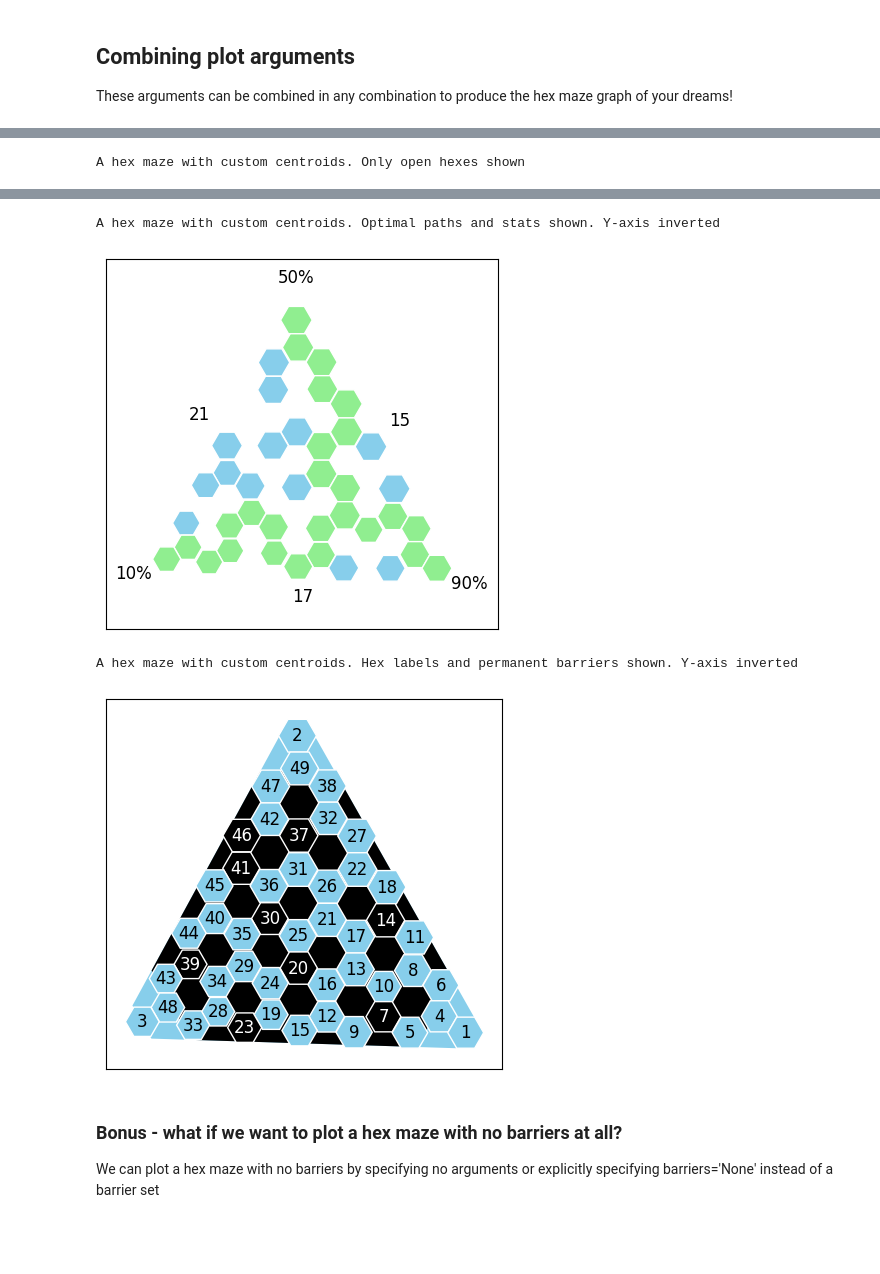
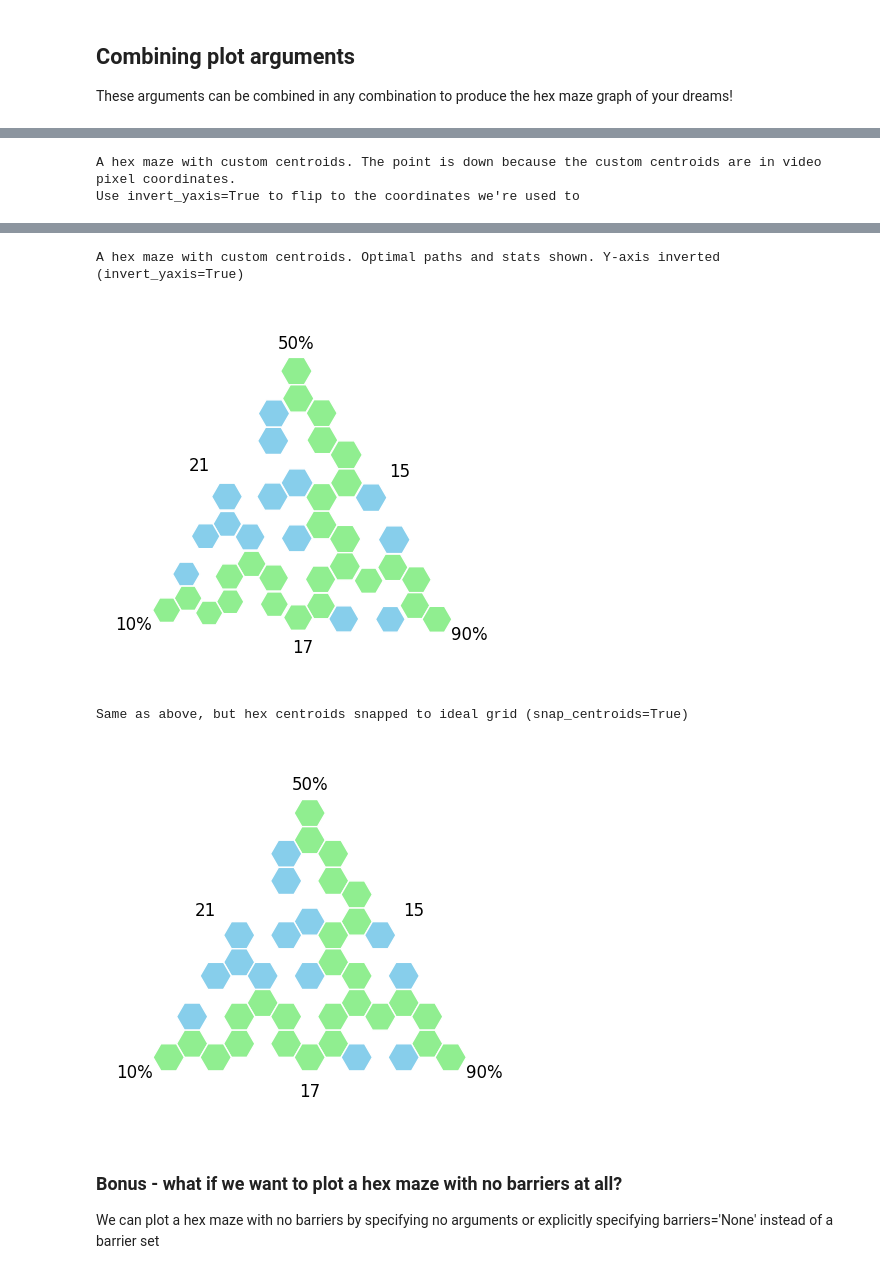
Before and after one commit to calderast/Hex-maze, a Jupyter notebook: Tutorials/11_Plotting_Hex_Mazes.ipynb, the cells around one changed output, grey strips where cells are left out. Drawn from its saved outputs; the diff is of its cells as text; code cells hidden in the pictures; blank space fills up the shorter version.

```diff
--- a/Tutorials/11_Plotting_Hex_Mazes.ipynb
+++ b/Tutorials/11_Plotting_Hex_Mazes.ipynb
@@ -394,16 +396,20 @@ centroids_dict = centroids_df.set_index('hex')[['x', 'y']].apply(tuple, axis=1).
 example_maze = {37, 7, 39, 41, 14, 46, 20, 23, 30}
 
 # Plot the hex maze with no barriers and no labels
-print("A hex maze with custom centroids. Only open hexes shown")
+print("A hex maze with custom centroids. The point is down because the custom centroids are in video pixel "
+      "coordinates. \nUse invert_yaxis=True to flip to the coordinates we're used to")
 plot_hex_maze(barriers=example_maze, centroids=centroids_dict, show_barriers=False, show_hex_labels=False)
 
 # Invert the y axis and add stats
-print("A hex maze with custom centroids. Optimal paths and stats shown. Y-axis inverted")
+print("A hex maze with custom centroids. Optimal paths and stats shown. Y-axis inverted (invert_yaxis=True)")
 plot_hex_maze(barriers=example_maze, centroids=centroids_dict, show_barriers=False, show_hex_labels=False,
               show_stats=True, reward_probabilities=[90, 50, 10], show_optimal_paths=True, invert_yaxis=True)
 
-# Show permanent barriers - a tiny bit ugly, imo
-print("A hex maze with custom centroids. Hex labels and permanent barriers shown. Y-axis inverted")
-plot_hex_maze(barriers=example_maze, centroids=centroids_dict, show_permanent_barriers=True, invert_yaxis=True)
+# Custom centroids, but snapped to ideal hex grid
+print("Same as above, but hex centroids snapped to ideal grid (snap_centroids=True)")
+plot_hex_maze(barriers=example_maze, centroids=centroids_dict, snap_centroids=True,
+              show_barriers=False, show_hex_labels=False,  show_stats=True, reward_probabilities=[90, 50, 10],
+              show_optimal_paths=True, invert_yaxis=True)
 # %% [output]
-A hex maze with custom centroids. Only open hexes shown
+A hex maze with custom centroids. The point is down because the custom centroids are in video pixel coordinates.
+Use invert_yaxis=True to flip to the coordinates we're used to
@@ -411,7 +417,7 @@ A hex maze with custom centroids. Only open hexes shown
-A hex maze with custom centroids. Optimal paths and stats shown. Y-axis inverted
+A hex maze with custom centroids. Optimal paths and stats shown. Y-axis inverted (invert_yaxis=True)
-[figure, old version]
+[figure, new version]
-A hex maze with custom centroids. Hex labels and permanent barriers shown. Y-axis inverted
+Same as above, but hex centroids snapped to ideal grid (snap_centroids=True)
-[figure, old version]
+[figure, new version]
 # %% [markdown]
 ### Bonus - what if we want to plot a hex maze with no barriers at all?
 
```
Also changed, not shown: parts of 21 cells of this notebook, 4 other files.
